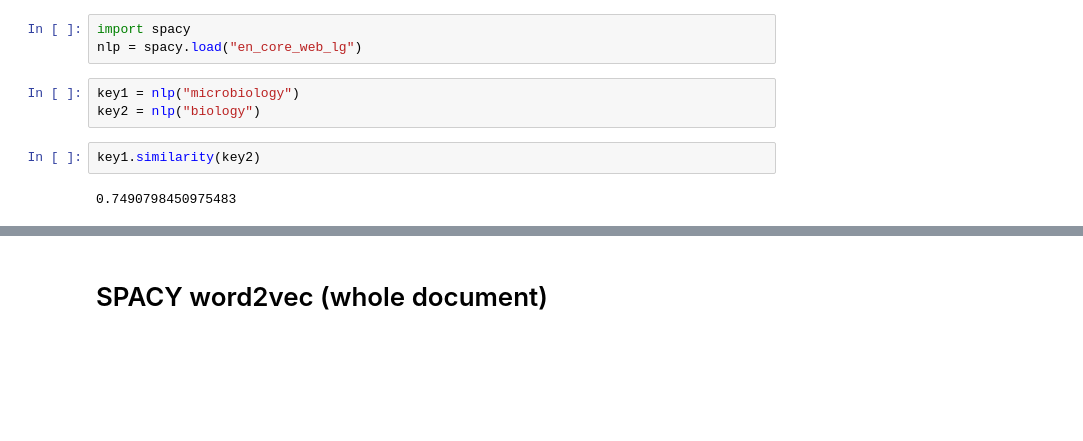
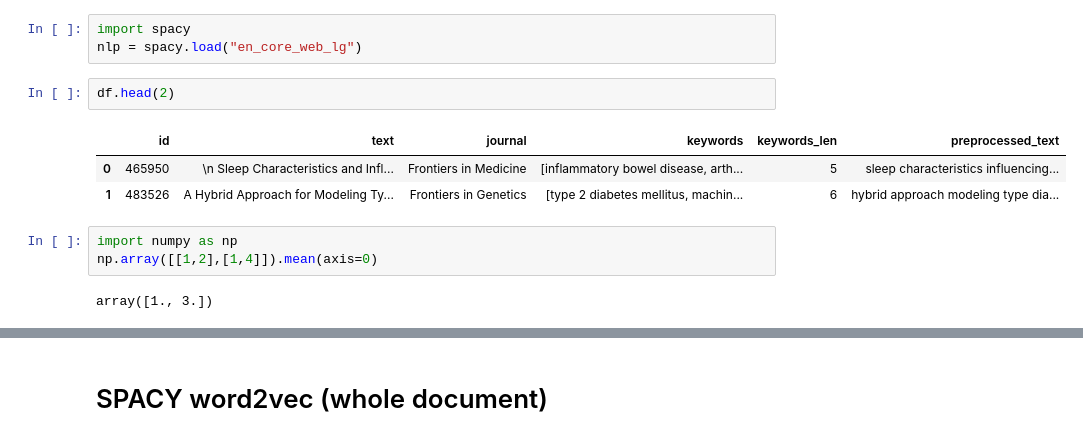
Before and after one commit to opertifelipe/frontiers, a Jupyter notebook: notebooks/Untitled.ipynb, the cells around one changed output, grey strips where cells are left out. Drawn from its saved outputs; the diff is of its cells as text; blank space fills up the shorter version.

```diff
--- a/notebooks/Untitled.ipynb
+++ b/notebooks/Untitled.ipynb
@@ -149,10 +229,14 @@ https://spacy.io/usage/linguistic-features/#vectors-similarity
 # %%
 import spacy
 nlp = spacy.load("en_core_web_lg")
-# %%
-key1 = nlp("microbiology")
-key2 = nlp("biology")
-# %%
-key1.similarity(key2)
-# %% [output]
-0.7490798450975483
+# %%
+df.head(2)
+# %% [output]
+|  | id | text | journal | keywords | keywords_len | preprocessed_text |
+| 0 | 465950 | \n Sleep Characteristics and Infl... | Frontiers in Medicine | [inflammatory bowel disease, arth... | 5 | sleep characteristics influencing... |
+| 1 | 483526 | A Hybrid Approach for Modeling Ty... | Frontiers in Genetics | [type 2 diabetes mellitus, machin... | 6 | hybrid approach modeling type dia... |
+# %%
+import numpy as np
+np.array([[1,2],[1,4]]).mean(axis=0)
+# %% [output]
+array([1., 3.])
```
Also changed, not shown: parts of 31 cells of this notebook.
